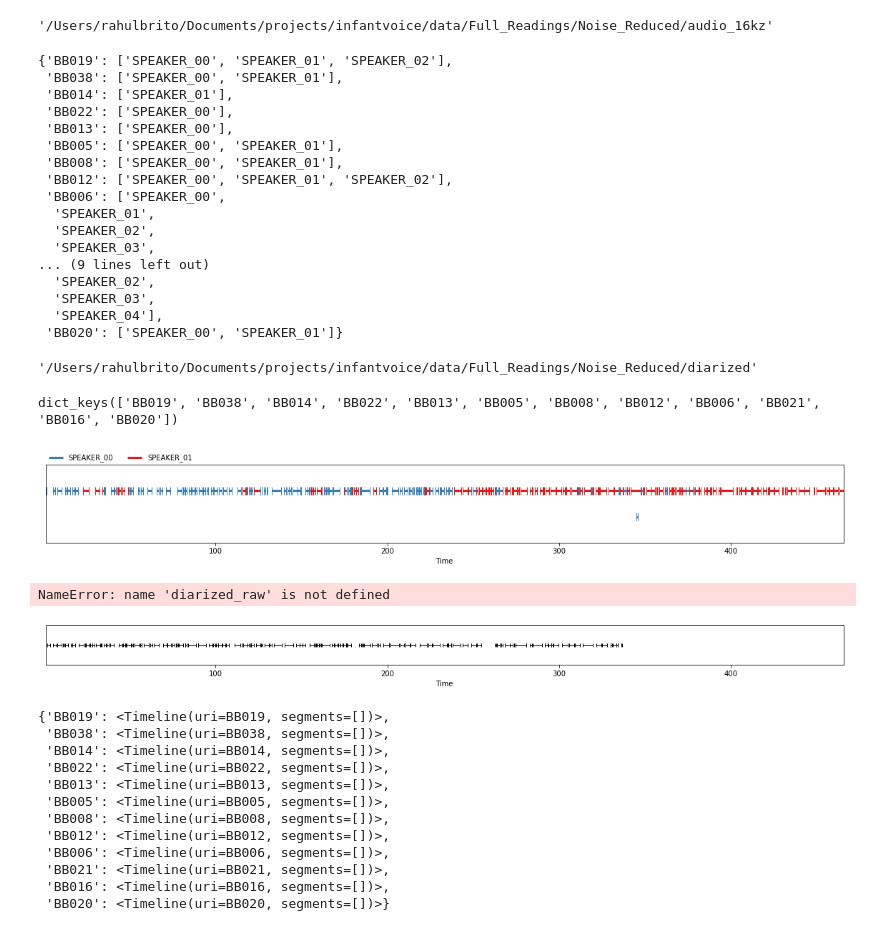
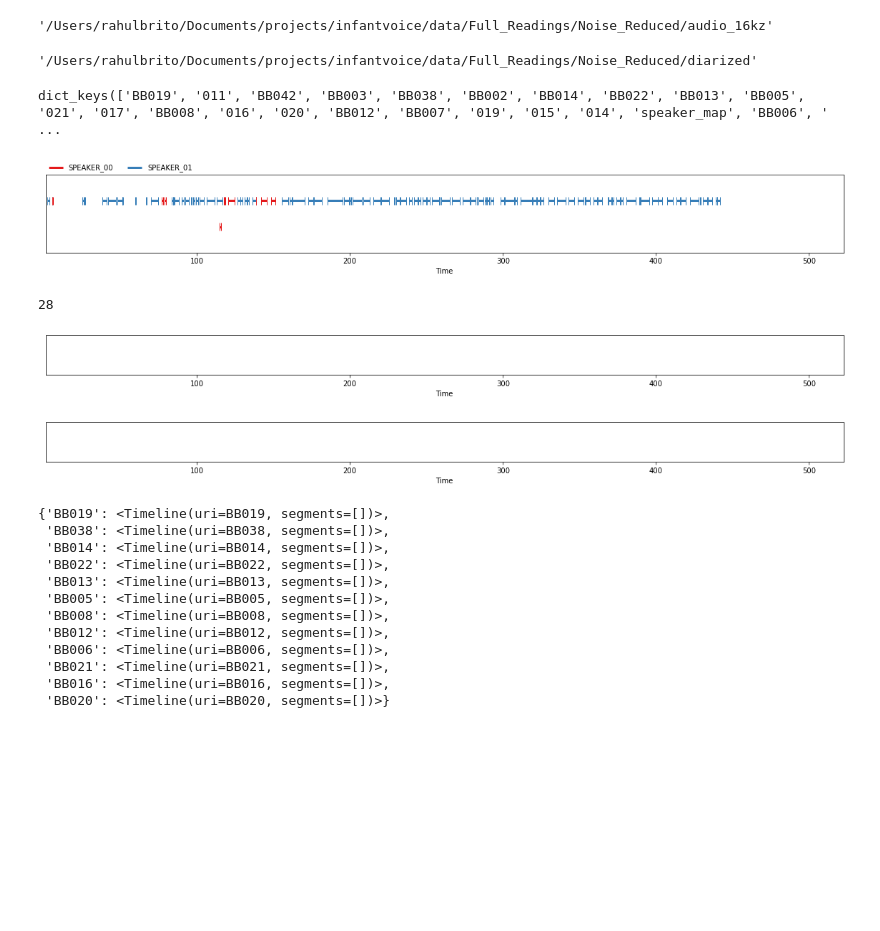
Before and after one commit to Rahul-Brito/infantvoice, a Jupyter notebook: scripts/Sohye Embedder.ipynb, the cells around one changed output. Saved outputs shown, nothing was run; the diff lists cells and outputs as text; code cells hidden in the pictures; blank space fills up the shorter version.

Commit message:
created file to combine all diarized json into one speaker map json that can be loaded as a dict. Updating code to load it, loading as blank diarizations. taking a break

```diff
--- a/scripts/Sohye Embedder.ipynb
+++ b/scripts/Sohye Embedder.ipynb
@@ -112,31 +112,6 @@ extract_16khz_audio(root_dir, video=False)
 # %% [output]
 processing022_Reduced.wav
 '/Users/rahulbrito/Documents/projects/infantvoice/data/Full_Readings/Noise_Reduced/audio_16kz'
-# %%
-#speaker_map
-
-file = os.path.join(root_dir, '
-
-with open("sample.json", "w") as outfile:
-    json.dump(dictionary, outfile)
-# %% [output]
-{'BB019': ['SPEAKER_00', 'SPEAKER_01', 'SPEAKER_02'],
- 'BB038': ['SPEAKER_00', 'SPEAKER_01'],
- 'BB014': ['SPEAKER_01'],
- 'BB022': ['SPEAKER_00'],
- 'BB013': ['SPEAKER_00'],
- 'BB005': ['SPEAKER_00', 'SPEAKER_01'],
- 'BB008': ['SPEAKER_00', 'SPEAKER_01'],
- 'BB012': ['SPEAKER_00', 'SPEAKER_01', 'SPEAKER_02'],
- 'BB006': ['SPEAKER_00',
-  'SPEAKER_01',
-  'SPEAKER_02',
-  'SPEAKER_03',
-... (9 lines left out)
-  'SPEAKER_02',
-  'SPEAKER_03',
-  'SPEAKER_04'],
- 'BB020': ['SPEAKER_00', 'SPEAKER_01']}
 # %%
 ##Diarize audio to find when mother is speaking and visualize it to choose label
 
@@ -160,34 +135,27 @@ diar_dir
 # %%
 diarized_raw = {os.path.splitext(file)[0]:
             json.load_from(os.path.join(diar_dir,file)) for file in os.listdir(diar_dir)}
+diarized_raw.keys()
+# %% [output]
+dict_keys(['BB019', '011', 'BB042', 'BB003', 'BB038', 'BB002', 'BB014', 'BB022', 'BB013', 'BB005', '021', '017', 'BB008', '016', '020', 'BB012', 'BB007', '019', '015', '014', 'speaker_map', 'BB006', ' ...
-# %%
-diarized_raw.keys()
-# %% [output]
-dict_keys(['BB019', 'BB038', 'BB014', 'BB022', 'BB013', 'BB005', 'BB008', 'BB012', 'BB006', 'BB021', 'BB016', 'BB020'])
 # %%
-diarized_raw['BB020']
+diarized_raw['021']
 # %% [output]
-[figure, old version]
+[figure, new version]
+# %%
+speaker_map_json = '/Users/rahulbrito/Documents/projects/infantvoice/data/Full_Readings/Noise_Reduced/diarized/speaker_map.json'
+with open(speaker_map_json) as json_file:
+    speaker_map = json.load(json_file)
+
+len(speaker_map.keys())
+# %% [output]
+28
+# %%
+diarized['019']
+# %% [output]
+[figure, added]
 # %%
 # Based on output of diarization, manually make speaker map to set which speaker we want
-
-#BB014 speaker 00 seems to be baby fussing
-speaker_map = {'BB019':['SPEAKER_00','SPEAKER_01','SPEAKER_02'],
-               'BB038':['SPEAKER_00','SPEAKER_01'],
-               'BB014':['SPEAKER_01'],
-               'BB022':['SPEAKER_00'],
-               'BB013':['SPEAKER_00'],
-               'BB005':['SPEAKER_00','SPEAKER_01'],
-               'BB008':['SPEAKER_00','SPEAKER_01'],
-               'BB012':['SPEAKER_00','SPEAKER_01','SPEAKER_02'],
-               'BB006':['SPEAKER_00','SPEAKER_01', 'SPEAKER_02',
-                        'SPEAKER_03', 'SPEAKER_04', 'SPEAKER_05',
-                        'SPEAKER_06', 'SPEAKER_07', 'SPEAKER_08', 'SPEAKER_09'],
-               'BB021':['SPEAKER_00','SPEAKER_01'],
-               'BB016':['SPEAKER_00', 'SPEAKER_01', 'SPEAKER_02', 'SPEAKER_03', 'SPEAKER_04'],
-               'BB020':['SPEAKER_00','SPEAKER_01'],
-              }
-
 temp = {label:[diarized_raw[label].label_timeline(s) for s in s_list]
         for label,s_list in speaker_map.items()
        }
@@ -199,12 +167,10 @@ for label, all_timelines in temp.items():
     for timeline in all_timelines:
         all_seg = all_seg.union(timeline)
     diarized[label] = all_seg
-# %% [output]
-NameError: name 'diarized_raw' is not defined
 # %%
-diarized['BB006']
+diarized['BB003']
 # %% [output]
-[figure, old version]
+[figure, new version]
 # %%
 
 
```
Also changed, not shown: 1 other file.
